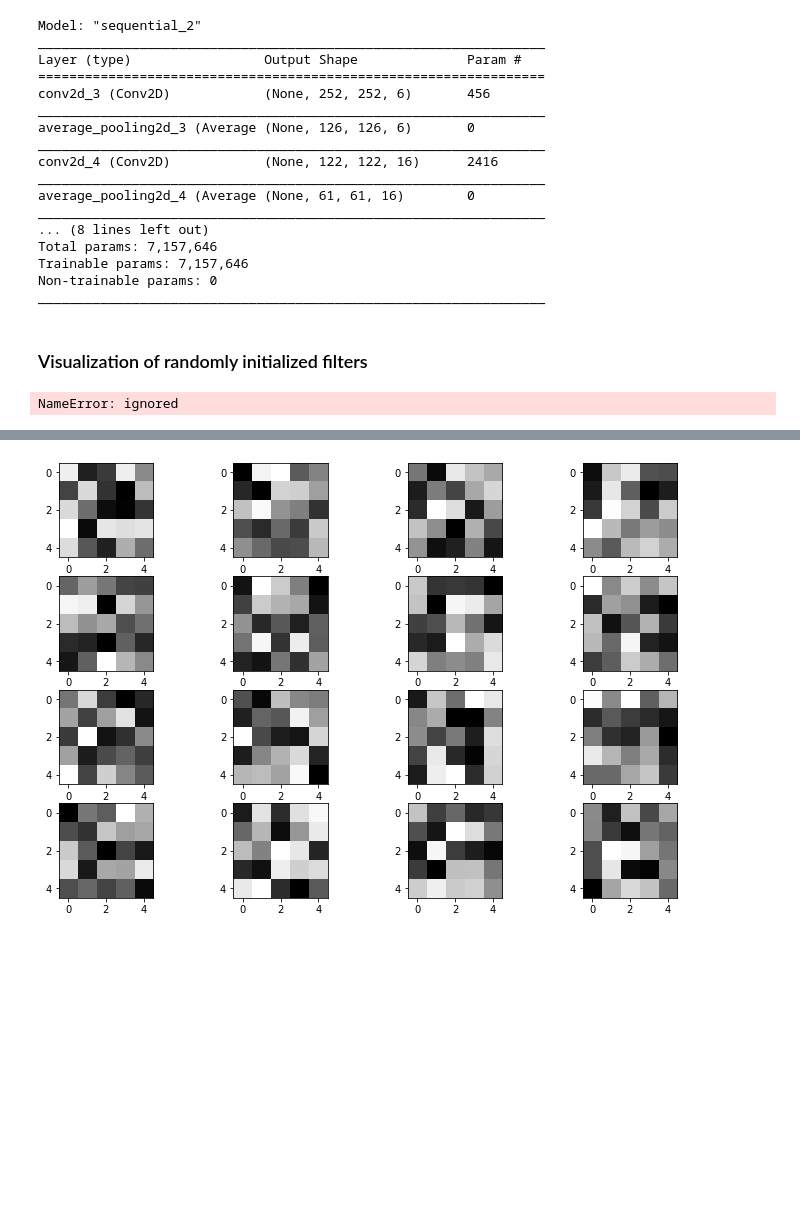
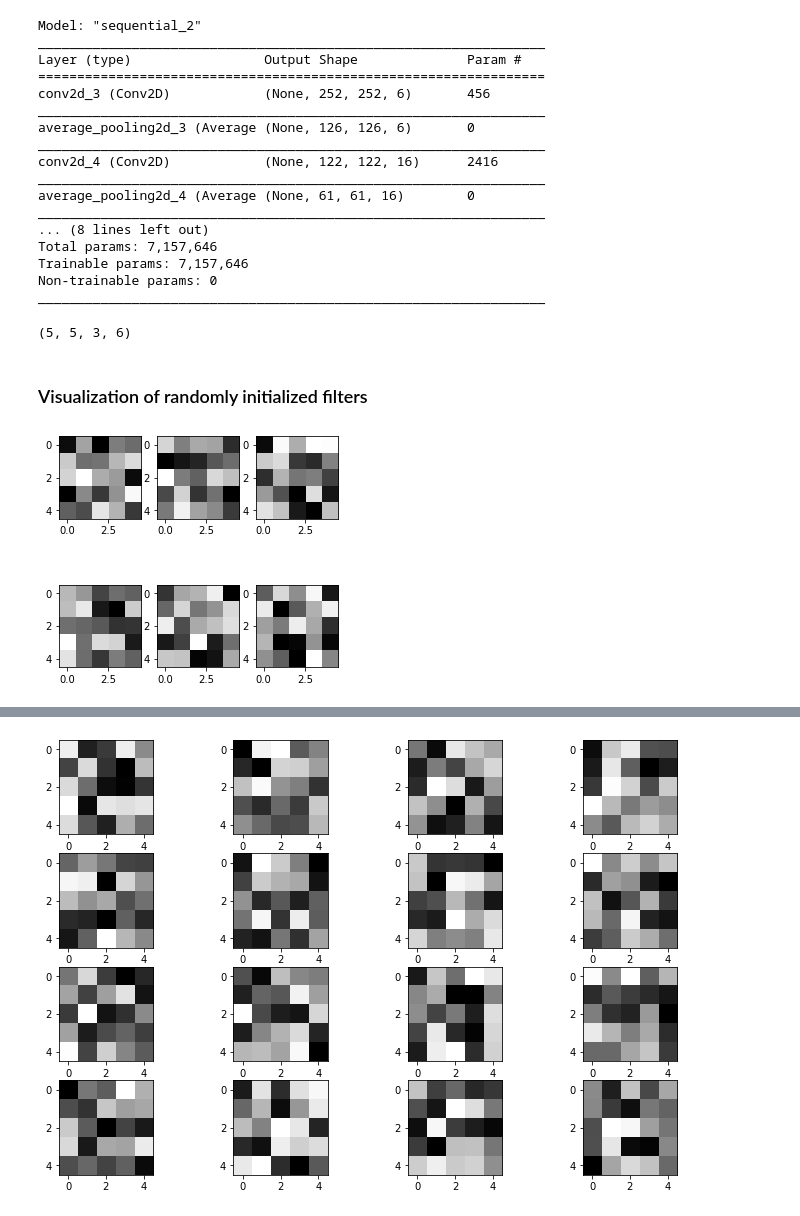
Before and after one commit to gundasai/Tomato_plant_disease_NITK, a Jupyter notebook: 0011z_LeNet.ipynb, the cells around one changed output, grey strips where cells are left out. Drawn from its saved outputs; the diff is of its cells as text; code cells hidden in the pictures; blank space fills up the shorter version.

```diff
--- a/0011z_LeNet.ipynb
+++ b/0011z_LeNet.ipynb
@@ -175,21 +189,26 @@ Total params: 7,157,646
 Trainable params: 7,157,646
 Non-trainable params: 0
 _________________________________________________________________
+# %%
+weight_conv2d_1 = model.layers[0].get_weights()[0]
+print(weight_conv2d_1.shape)
+# %% [output]
+(5, 5, 3, 6)
 # %% [markdown]
 ### Visualization of randomly initialized filters
 # %%
 weight_conv2d_1 = model.layers[0].get_weights()[0][:,:,0,:]
 
 col_size = 3
 row_size = 2
 filter_index = 0
 fig, ax = plt.subplots(row_size, col_size, figsize=(5,5))
 for row in range(0,row_size):
   for col in range(0,col_size):
-    ax[row][col].imshow(weight_conv2d_1[:,:,filter_index],cmap="bgr")
+    ax[row][col].imshow(weight_conv2d_1[:,:,filter_index],cmap="gray")
     filter_index += 1
 # %% [output]
-NameError: ignored
+[figure, added]
 # %%
 print(weight_conv2d_1[:,:,0])
 print("")
```
Also changed, not shown: parts of 17 cells of this notebook.
